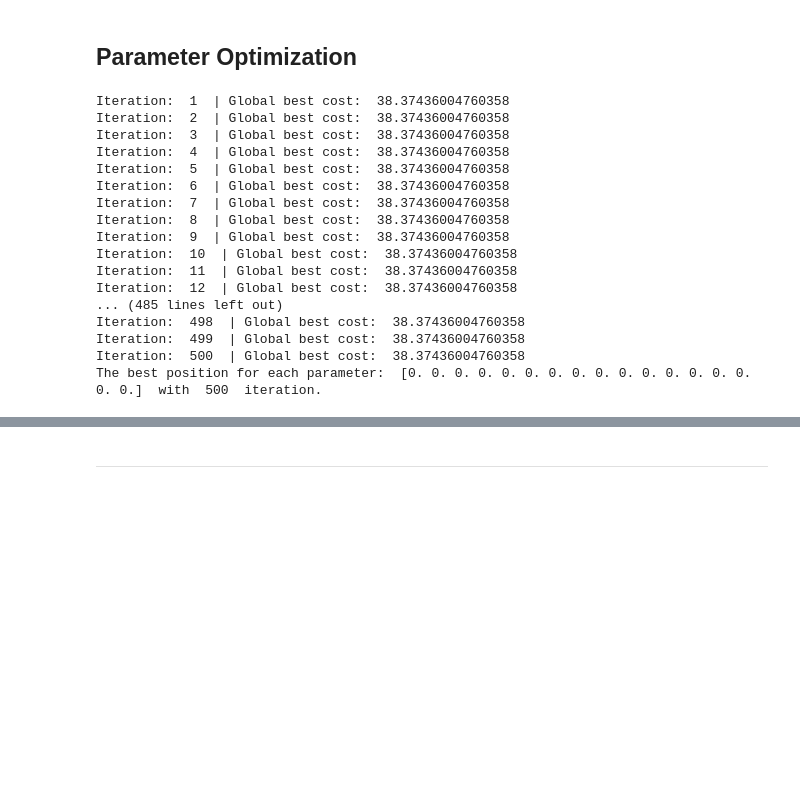
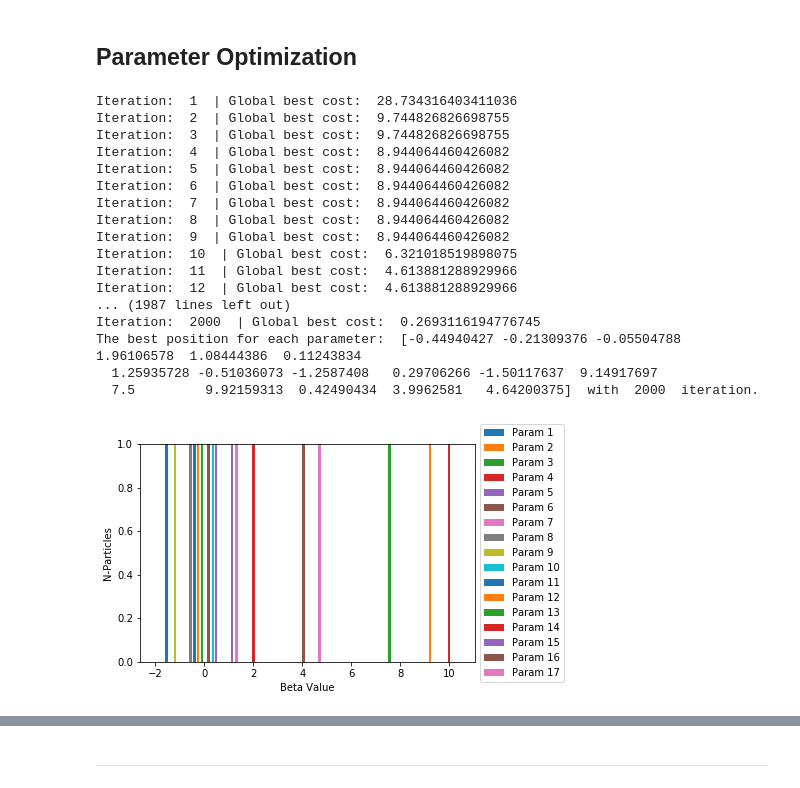
Before and after one commit to Vermillord/KP_Codes, a Jupyter notebook: Carla Algorithm Comparison/System Identification/system_identification.ipynb, the cells around one changed output, grey strips where cells are left out. Drawn from its saved outputs; the diff is of its cells as text; code cells hidden in the pictures; blank space fills up the shorter version.

```diff
--- a/Carla Algorithm Comparison/System Identification/system_identification.ipynb
+++ b/Carla Algorithm Comparison/System Identification/system_identification.ipynb
@@ -366,7 +366,7 @@ def cost(param):
         loss += cost_(t10, u10, v10, param)
         loss += cost_(t11, u11, v11, param)
 
-        '''m += t0.shape[0]
+        m += t0.shape[0]
         m += t1.shape[0]
         m += t2.shape[0]
         m += t3.shape[0]
@@ -377,9 +377,9 @@ def cost(param):
         m += t8.shape[0]
         m += t9.shape[0]
         m += t10.shape[0]
-        m += t11.shape[0]'''
+        m += t11.shape[0]
 
-        loss = loss / param.shape[0]
+        loss = loss / m
 
     return loss
 
@@ -419,14 +419,15 @@ _ = maximum_absolute_error(np.arange(10, dtype=float), np.random.randn(10,2), np
 @njit
 def PSO(c_func, n_param, particles, part, iterate_max):
     # Define the constants
-    c1 = 2.05
-    c2 = 2.05
-    psi = c1+c2
-    w = 2*psi/(2-psi-np.sqrt(psi*(psi-4)))
+    c1 = 0.6
+    c2 = 0.9
+    wmax = 0.9
+    wmin = 0.5
+    w = 0.85
     iterate = 0
 
     # Setup the initial conditions for position and velocity arrays
-    ppos_vector = part
+    ppos_vector = np.copy(part)
     pbest_pos = ppos_vector
     pfit_value = np.ones(particles) * 1e100
     gbest_pos = np.zeros(n_param)
@@ -653,24 +656,35 @@ The best idea is  [-0.24095284 -0.88113311 -1.72731385  0.46437065  2.23396556 -
 # %% [markdown]
 ## Parameter Optimization
 # %%
-pos1 = generate_particles(30, params, rng)
+pos1 = generate_particles(75, params, rng)
 # %%
-ptc, pso_best, pso_loss = PSO(cost, 17, 30, pos2, 500)
+ptc, pso_best, pso_loss = PSO(cost, 17, 50, pos1, 2000)
 # %% [output]
-Iteration:  1  | Global best cost:  38.37436004760358
-Iteration:  2  | Global best cost:  38.37436004760358
-Iteration:  3  | Global best cost:  38.37436004760358
-Iteration:  4  | Global best cost:  38.37436004760358
-Iteration:  5  | Global best cost:  38.37436004760358
-Iteration:  6  | Global best cost:  38.37436004760358
-Iteration:  7  | Global best cost:  38.37436004760358
-Iteration:  8  | Global best cost:  38.37436004760358
-Iteration:  9  | Global best cost:  38.37436004760358
-Iteration:  10  | Global best cost:  38.37436004760358
-Iteration:  11  | Global best cost:  38.37436004760358
-Iteration:  12  | Global best cost:  38.37436004760358
-... (485 lines left out)
-Iteration:  498  | Global best cost:  38.37436004760358
-Iteration:  499  | Global best cost:  38.37436004760358
-Iteration:  500  | Global best cost:  38.37436004760358
-The best position for each parameter:  [0. 0. 0. 0. 0. 0. 0. 0. 0. 0. 0. 0. 0. 0. 0. 0. 0.]  with  500  iteration.
+Iteration:  1  | Global best cost:  28.734316403411036
+Iteration:  2  | Global best cost:  9.744826826698755
+Iteration:  3  | Global best cost:  9.744826826698755
+Iteration:  4  | Global best cost:  8.944064460426082
+Iteration:  5  | Global best cost:  8.944064460426082
+Iteration:  6  | Global best cost:  8.944064460426082
+Iteration:  7  | Global best cost:  8.944064460426082
+Iteration:  8  | Global best cost:  8.944064460426082
+Iteration:  9  | Global best cost:  8.944064460426082
+Iteration:  10  | Global best cost:  6.321018519898075
+Iteration:  11  | Global best cost:  4.613881288929966
+Iteration:  12  | Global best cost:  4.613881288929966
+... (1987 lines left out)
+Iteration:  2000  | Global best cost:  0.2693116194776745
+The best position for each parameter:  [-0.44940427 -0.21309376 -0.05504788  1.96106578  1.08444386  0.11243834
+  1.25935728 -0.51036073 -1.2587408   0.29706266 -1.50117637  9.14917697
+  7.5         9.92159313  0.42490434  3.9962581   4.64200375]  with  2000  iteration.
+# %%
+for i in range (17) :
+    plt.hist(ptc[:,i], label=('Param '+str(i+1)))
+
+plt.ylabel("N-Particles")
+plt.ylim(0,1)
+plt.xlabel("Beta Value")
+plt.legend(loc='center left', bbox_to_anchor=(1, 0.5))
+plt.show()
+# %% [output]
+[figure, added]
```
Also changed, not shown: parts of 40 cells of this notebook, 13 other files.
